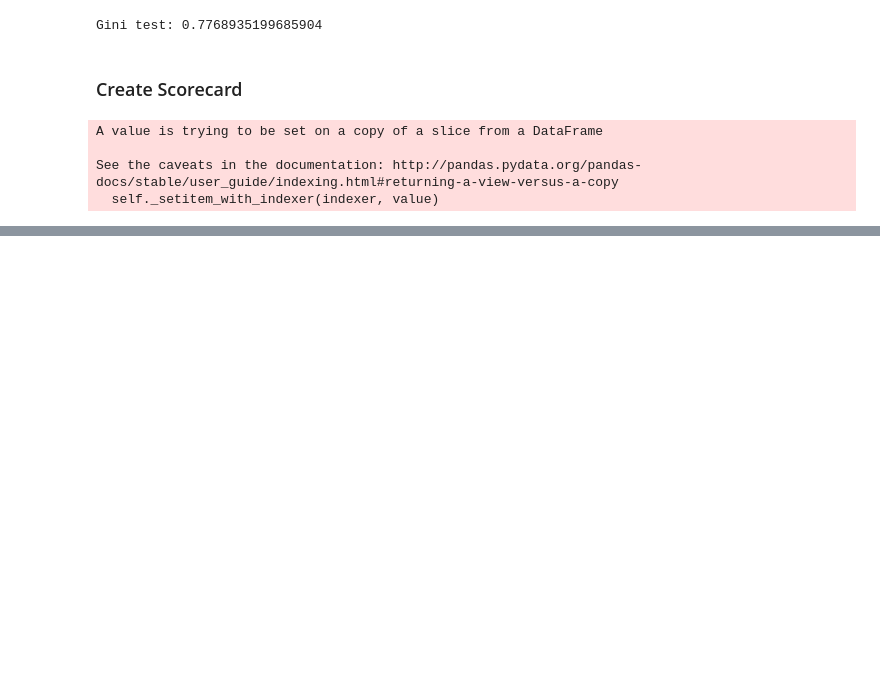
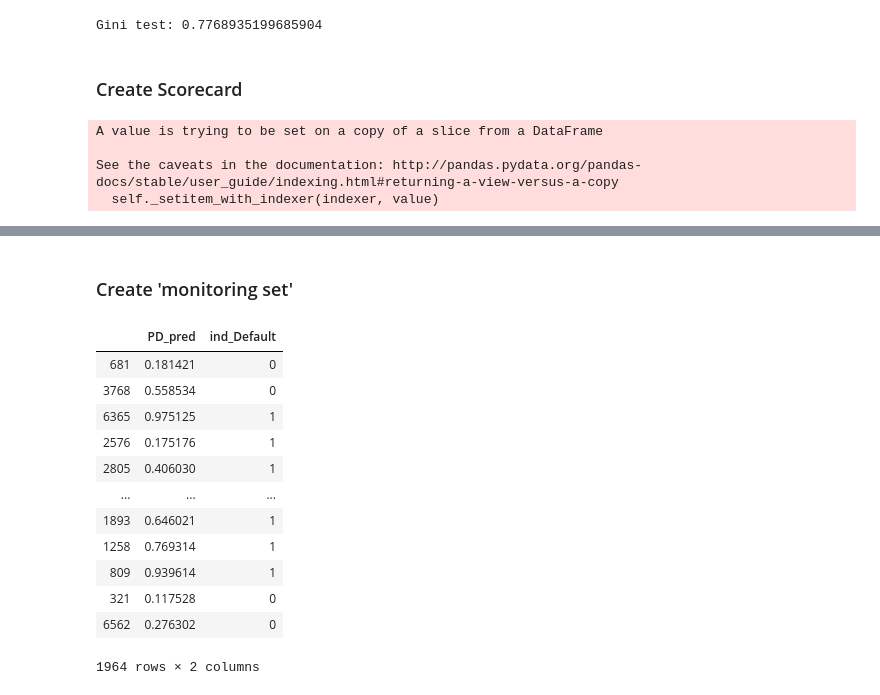
Before and after one commit to edwardjansen/PD, a Jupyter notebook: Multivariate Analysis.ipynb, the cells around one changed output, grey strips where cells are left out. Saved outputs shown, nothing was run; the diff lists cells and outputs as text; code cells hidden in the pictures; blank space fills up the shorter version.

Commit message:
added monitoring set at end

```diff
--- a/Multivariate Analysis.ipynb
+++ b/Multivariate Analysis.ipynb
@@ -320,0 +340,20 @@ score_data = fc.score_data(woe_df, coef, intercept, visualize=True)
+# %% [markdown]
+### Create 'monitoring set'
+# %%
+monitoring_cols = ['probs', 'target']
+PD = score_data[monitoring_cols]
+PD.rename(columns={"probs": "PD_pred", "target": "ind_Default"})
+# %% [output]
+|  | PD_pred | ind_Default |
+| 681 | 0.181421 | 0 |
+| 3768 | 0.558534 | 0 |
+| 6365 | 0.975125 | 1 |
+| 2576 | 0.175176 | 1 |
+| 2805 | 0.406030 | 1 |
+| ... | ... | ... |
+| 1893 | 0.646021 | 1 |
+| 1258 | 0.769314 | 1 |
+| 809 | 0.939614 | 1 |
+| 321 | 0.117528 | 0 |
+| 6562 | 0.276302 | 0 |
+1964 rows × 2 columns
```
Also changed, not shown: parts of 5 cells of this notebook.
